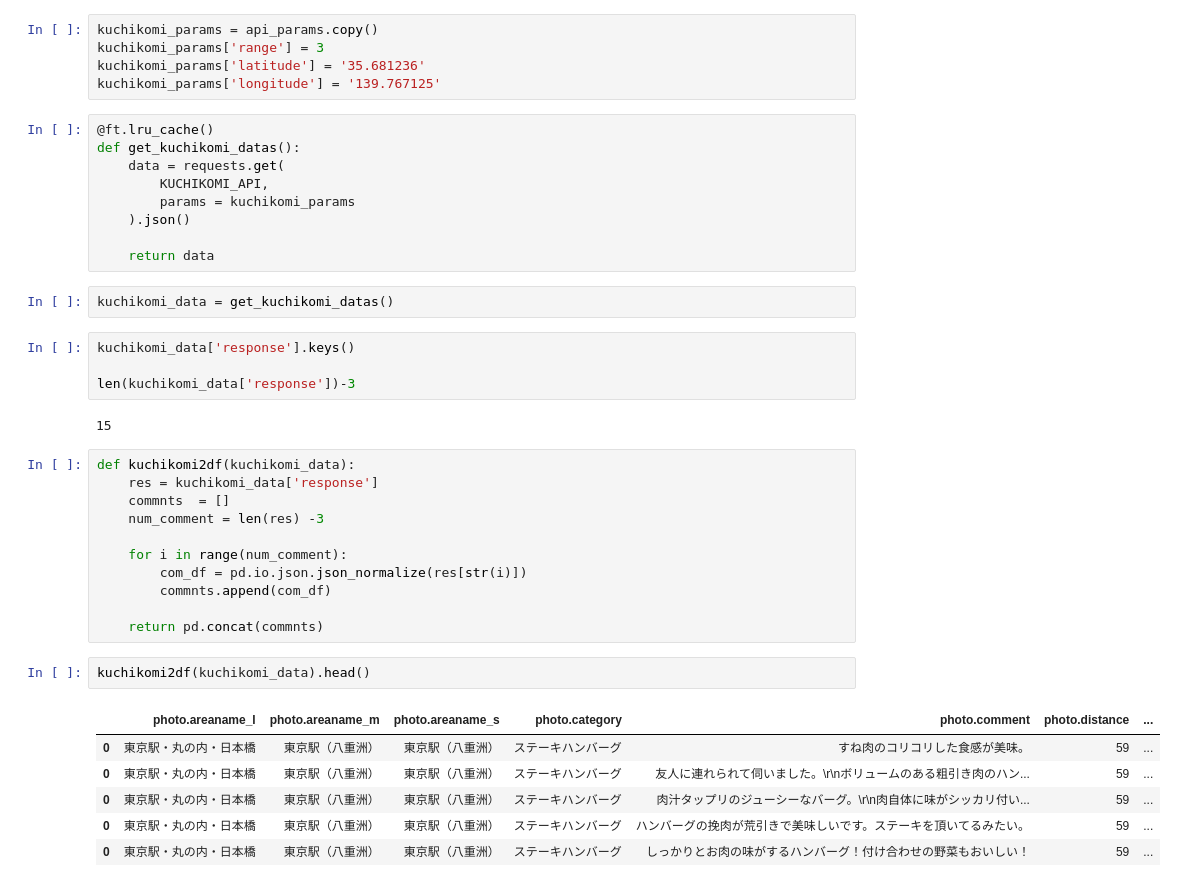
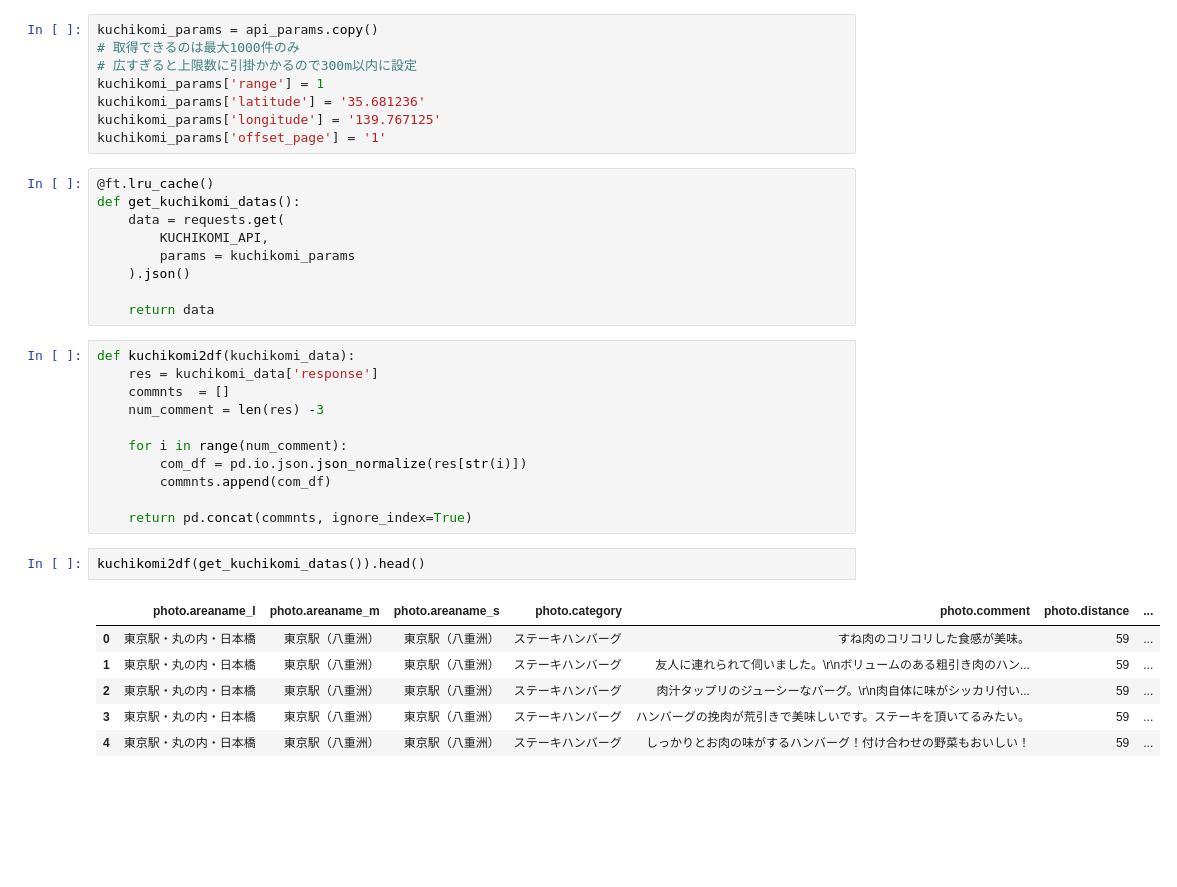
Before and after one commit to hiroaki8388/zono, a Jupyter notebook: scraping/gurunabi_api.ipynb, the cells around one changed output. Cells and saved outputs as stored; diff of their text form; blank space fills up the shorter version.

```diff
--- a/scraping/gurunabi_api.ipynb
+++ b/scraping/gurunabi_api.ipynb
@@ -36,9 +36,12 @@ with open('./../gurunabi_api.json','r') as file:
     api_params=json.load(file)
 # %%
 kuchikomi_params = api_params.copy()
-kuchikomi_params['range'] = 3
+# 取得できるのは最大1000件のみ
+# 広すぎると上限数に引掛かかるので300m以内に設定
+kuchikomi_params['range'] = 1
 kuchikomi_params['latitude'] = '35.681236'
 kuchikomi_params['longitude'] = '139.767125'
+kuchikomi_params['offset_page'] = '1'
 # %%
 @ft.lru_cache()
 def get_kuchikomi_datas():
@@ -48,14 +51,6 @@ def get_kuchikomi_datas():
     ).json()
 
     return data
-# %%
-kuchikomi_data = get_kuchikomi_datas()
-# %%
-kuchikomi_data['response'].keys()
-
-len(kuchikomi_data['response'])-3
-# %% [output]
-15
 # %%
 def kuchikomi2df(kuchikomi_data):
     res = kuchikomi_data['response']
@@ -66,13 +61,13 @@ def kuchikomi2df(kuchikomi_data):
         com_df = pd.io.json.json_normalize(res[str(i)])
         commnts.append(com_df)
 
-    return pd.concat(commnts)
+    return pd.concat(commnts, ignore_index=True)
 # %%
-kuchikomi2df(kuchikomi_data).head()
+kuchikomi2df(get_kuchikomi_datas()).head()
 # %% [output]
 |  | photo.areaname_l | photo.areaname_m | photo.areaname_s | photo.category | photo.comment | photo.distance | ... |
 | 0 | 東京駅・丸の内・日本橋 | 東京駅（八重洲） | 東京駅（八重洲） | ステーキハンバーグ | すね肉のコリコリした食感が美味。 | 59 | ... |
-| 0 | 東京駅・丸の内・日本橋 | 東京駅（八重洲） | 東京駅（八重洲） | ステーキハンバーグ | 友人に連れられて伺いました。\r\nボリュームのある粗引き肉のハン... | 59 | ... |
-| 0 | 東京駅・丸の内・日本橋 | 東京駅（八重洲） | 東京駅（八重洲） | ステーキハンバーグ | 肉汁タップリのジューシーなバーグ。\r\n肉自体に味がシッカリ付い... | 59 | ... |
-| 0 | 東京駅・丸の内・日本橋 | 東京駅（八重洲） | 東京駅（八重洲） | ステーキハンバーグ | ハンバーグの挽肉が荒引きで美味しいです。ステーキを頂いてるみたい。 | 59 | ... |
-| 0 | 東京駅・丸の内・日本橋 | 東京駅（八重洲） | 東京駅（八重洲） | ステーキハンバーグ | しっかりとお肉の味がするハンバーグ！付け合わせの野菜もおいしい！ | 59 | ... |
+| 1 | 東京駅・丸の内・日本橋 | 東京駅（八重洲） | 東京駅（八重洲） | ステーキハンバーグ | 友人に連れられて伺いました。\r\nボリュームのある粗引き肉のハン... | 59 | ... |
+| 2 | 東京駅・丸の内・日本橋 | 東京駅（八重洲） | 東京駅（八重洲） | ステーキハンバーグ | 肉汁タップリのジューシーなバーグ。\r\n肉自体に味がシッカリ付い... | 59 | ... |
+| 3 | 東京駅・丸の内・日本橋 | 東京駅（八重洲） | 東京駅（八重洲） | ステーキハンバーグ | ハンバーグの挽肉が荒引きで美味しいです。ステーキを頂いてるみたい。 | 59 | ... |
+| 4 | 東京駅・丸の内・日本橋 | 東京駅（八重洲） | 東京駅（八重洲） | ステーキハンバーグ | しっかりとお肉の味がするハンバーグ！付け合わせの野菜もおいしい！ | 59 | ... |
```
Also changed, not shown: parts of 3 cells of this notebook.
